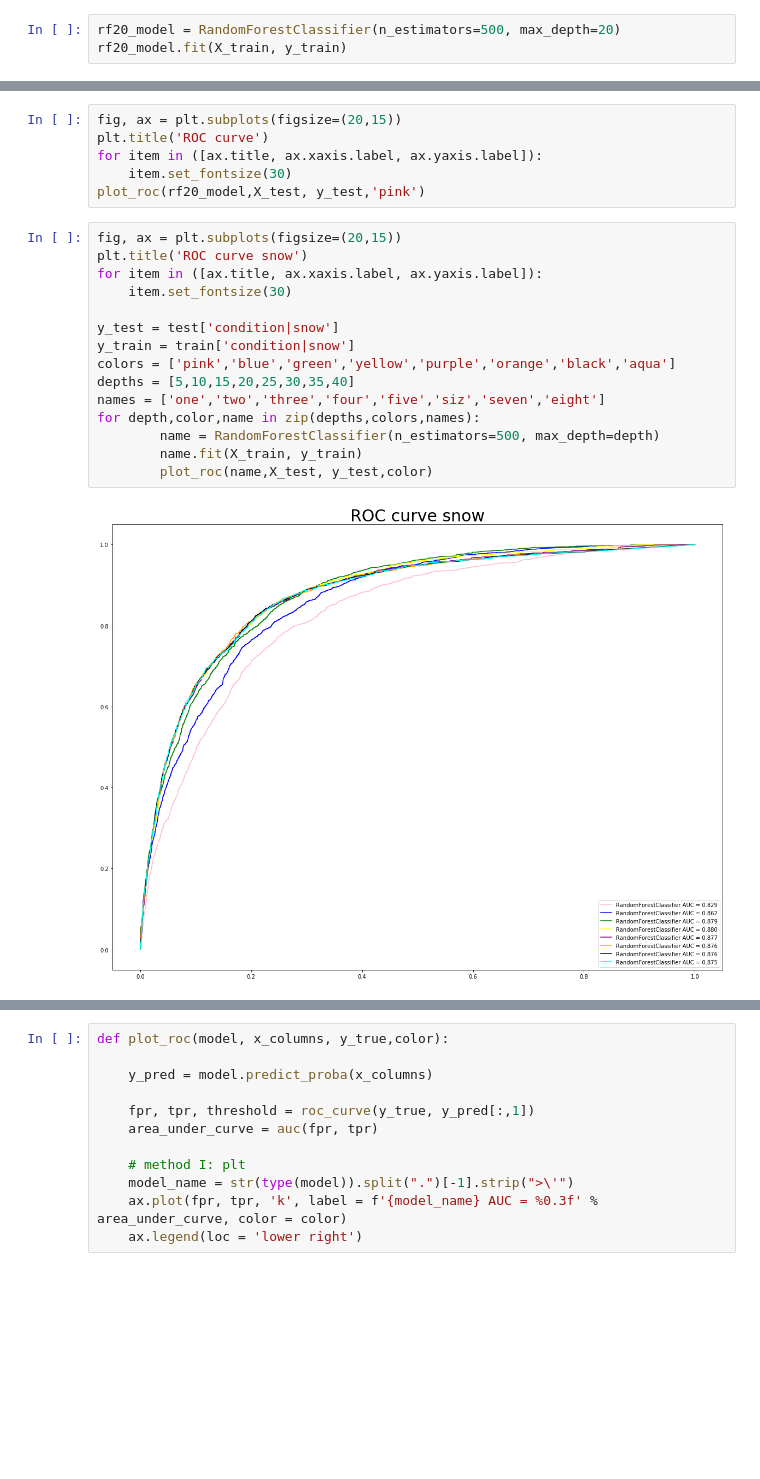
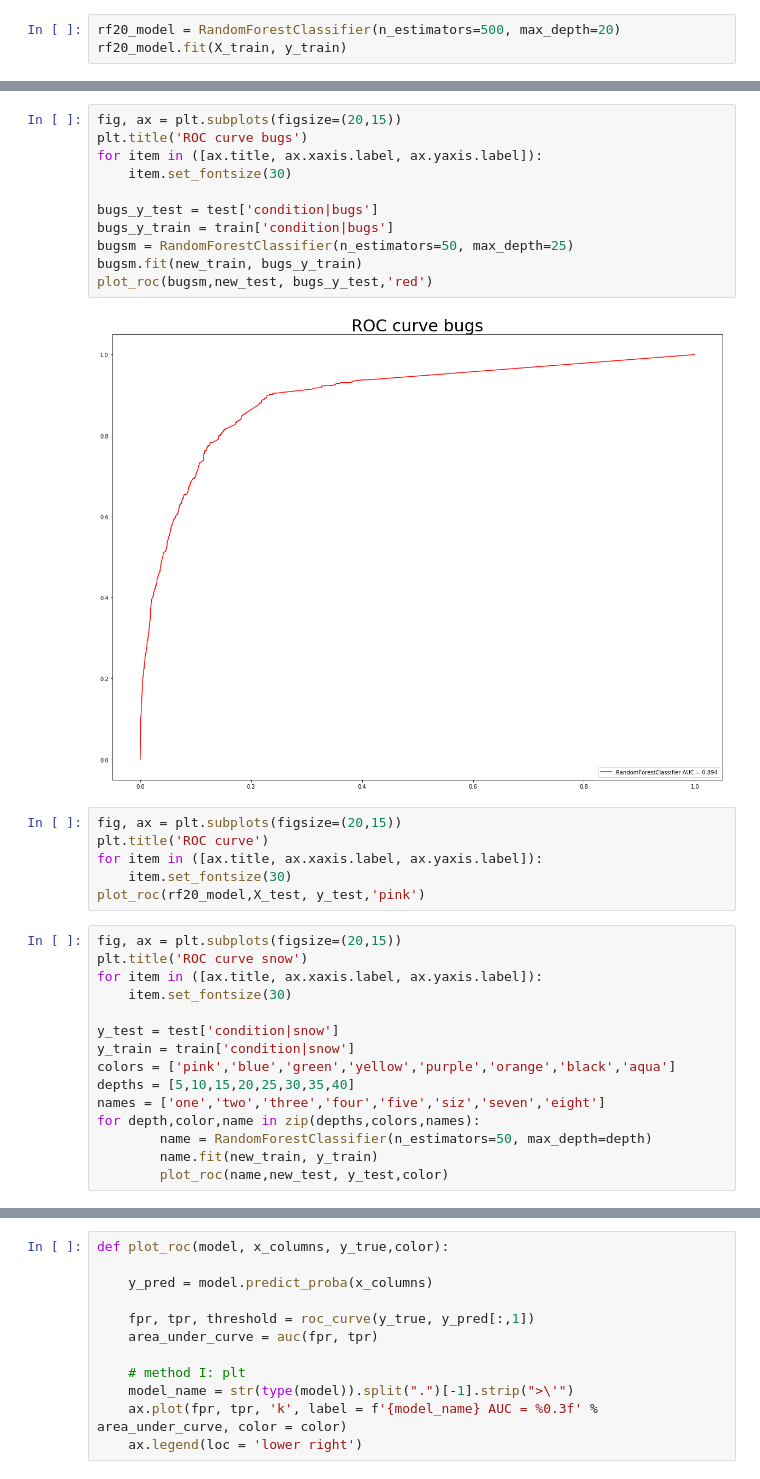
Before and after one commit to huddlestona/Trail_Report, a Jupyter notebook: trail_report/scraps/check_models.ipynb, the cells around one changed output, grey strips where cells are left out. Saved outputs shown, nothing was run; the diff lists cells and outputs as text; blank space fills up the shorter version.

```diff
--- a/trail_report/scraps/check_models.ipynb
+++ b/trail_report/scraps/check_models.ipynb
@@ -119,3 +158,16 @@ rf20_model.fit(X_train, y_train)
+# %%
+fig, ax = plt.subplots(figsize=(20,15))
+plt.title('ROC curve bugs')
+for item in ([ax.title, ax.xaxis.label, ax.yaxis.label]):
+    item.set_fontsize(30)
+
+bugs_y_test = test['condition|bugs']
+bugs_y_train = train['condition|bugs']
+bugsm = RandomForestClassifier(n_estimators=50, max_depth=25)
+bugsm.fit(new_train, bugs_y_train)
+plot_roc(bugsm,new_test, bugs_y_test,'red')
+# %% [output]
+[figure, added]
 # %%
 fig, ax = plt.subplots(figsize=(20,15))
 plt.title('ROC curve')
@@ -134,11 +186,9 @@ colors = ['pink','blue','green','yellow','purple','orange','black','aqua']
 depths = [5,10,15,20,25,30,35,40]
 names = ['one','two','three','four','five','siz','seven','eight']
 for depth,color,name in zip(depths,colors,names):
-        name = RandomForestClassifier(n_estimators=500, max_depth=depth)
-        name.fit(X_train, y_train)
-        plot_roc(name,X_test, y_test,color)
+        name = RandomForestClassifier(n_estimators=50, max_depth=depth)
+        name.fit(new_train, y_train)
+        plot_roc(name,new_test, y_test,color)
-# %% [output]
-[figure, removed]
 # %%
 fig, ax = plt.subplots(figsize=(20,15))
 plt.title('ROC curve trails')
```
Also changed, not shown: parts of 25 cells of this notebook, 2 other files.
